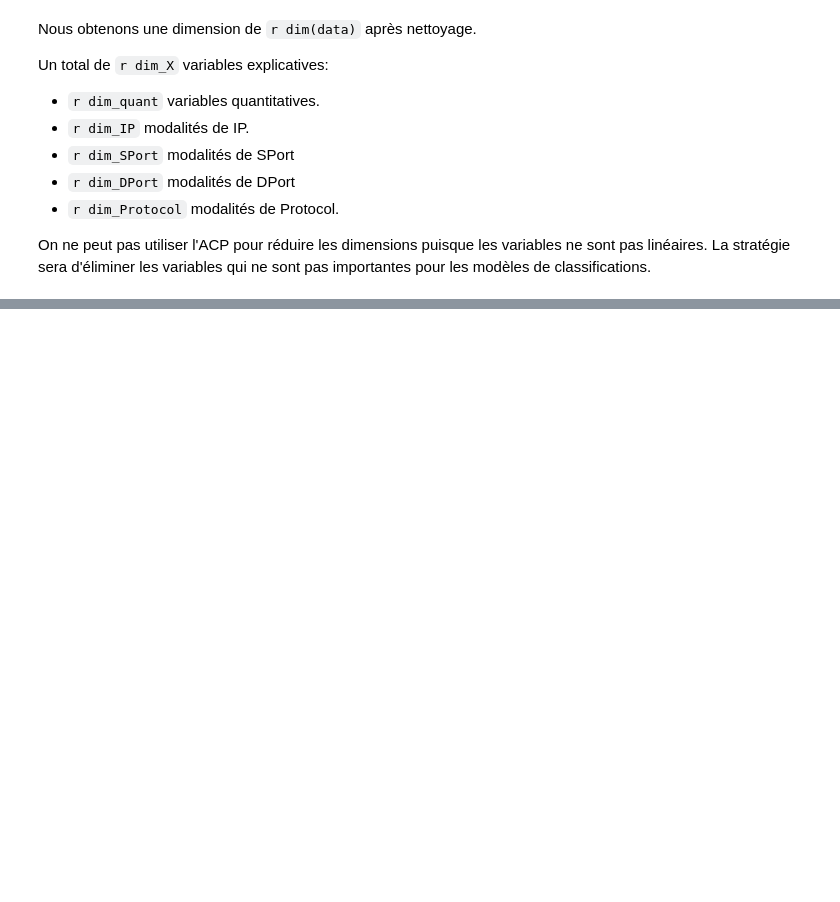
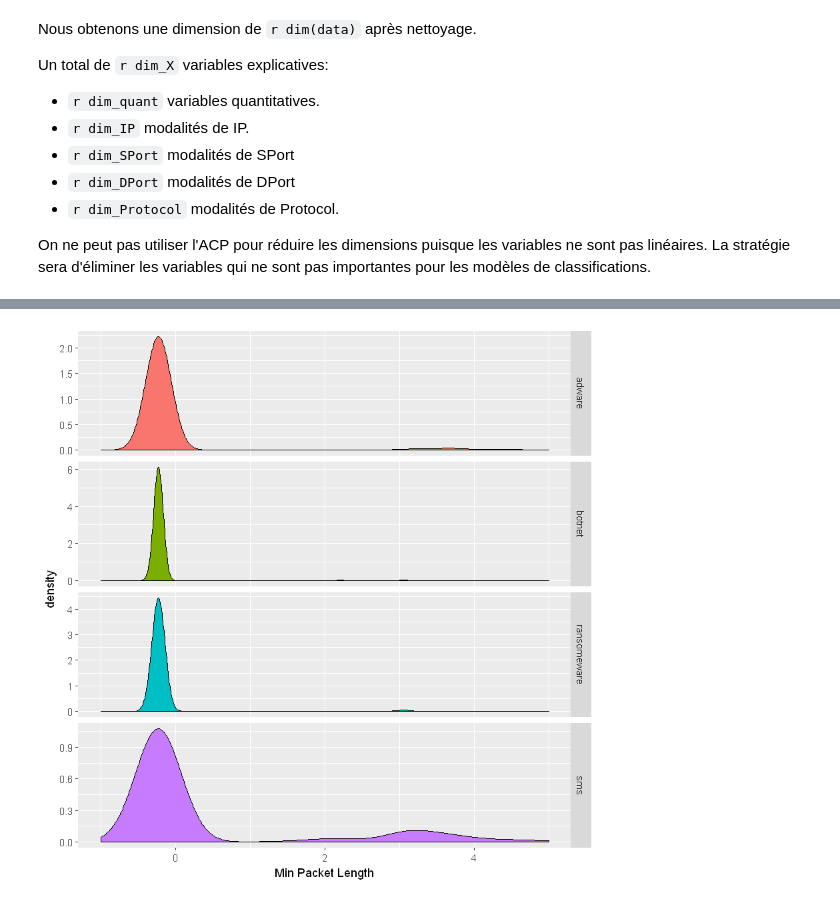
Before and after one commit to Lrakotoson/M_R, a Jupyter notebook: S2/Classification/Project/jet1.ipynb, the cells around one changed output, grey strips where cells are left out. Saved outputs shown, nothing was run; the diff lists cells and outputs as text; code cells hidden in the pictures; blank space fills up the shorter version.

```diff
--- a/S2/Classification/Project/jet1.ipynb
+++ b/S2/Classification/Project/jet1.ipynb
@@ -295,0 +247,5 @@ Filter(var, df)
+# %%
+ggplot(data) + aes(x = `Min Packet Length`, fill = Label) +
+geom_density() + facet_grid(Label~., scales = "free_y") +
+xlim(range(-1,5)) + guides(fill = F)
+# %% [output]
@@ -295,0 +254 @@ Filter(var, df)
+[figure, added]
```
Also changed, not shown: parts of 31 cells of this notebook.
